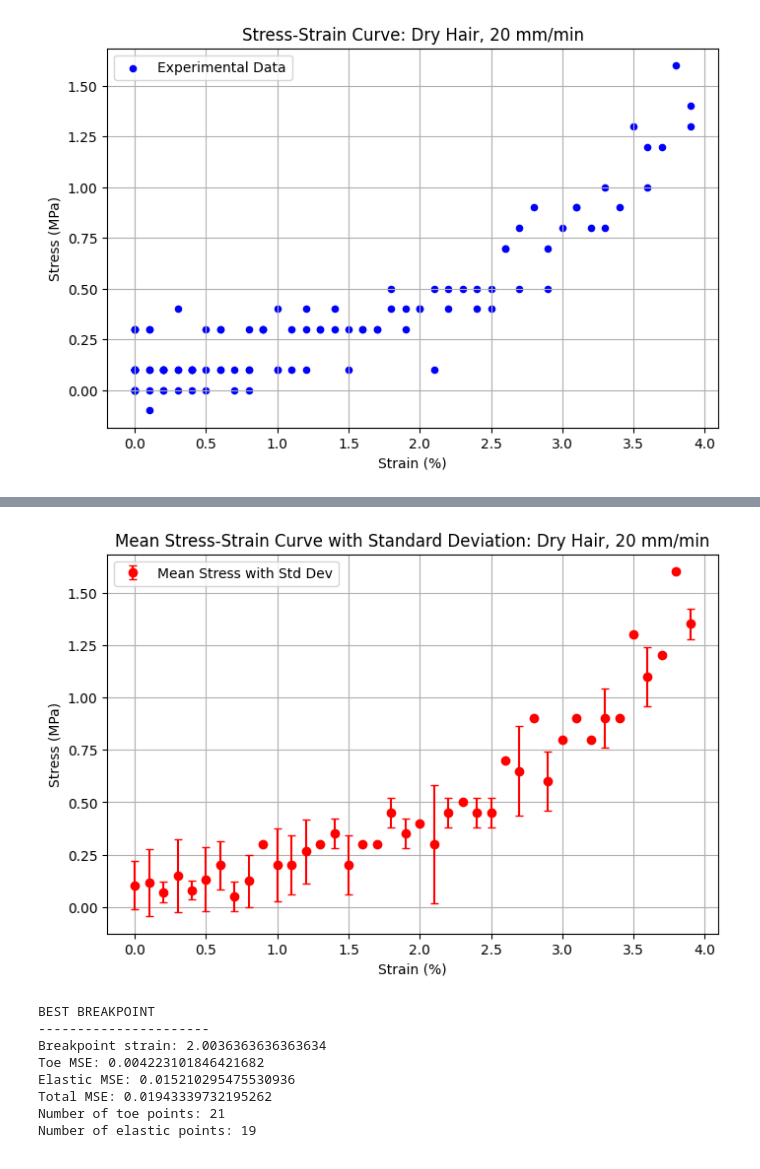
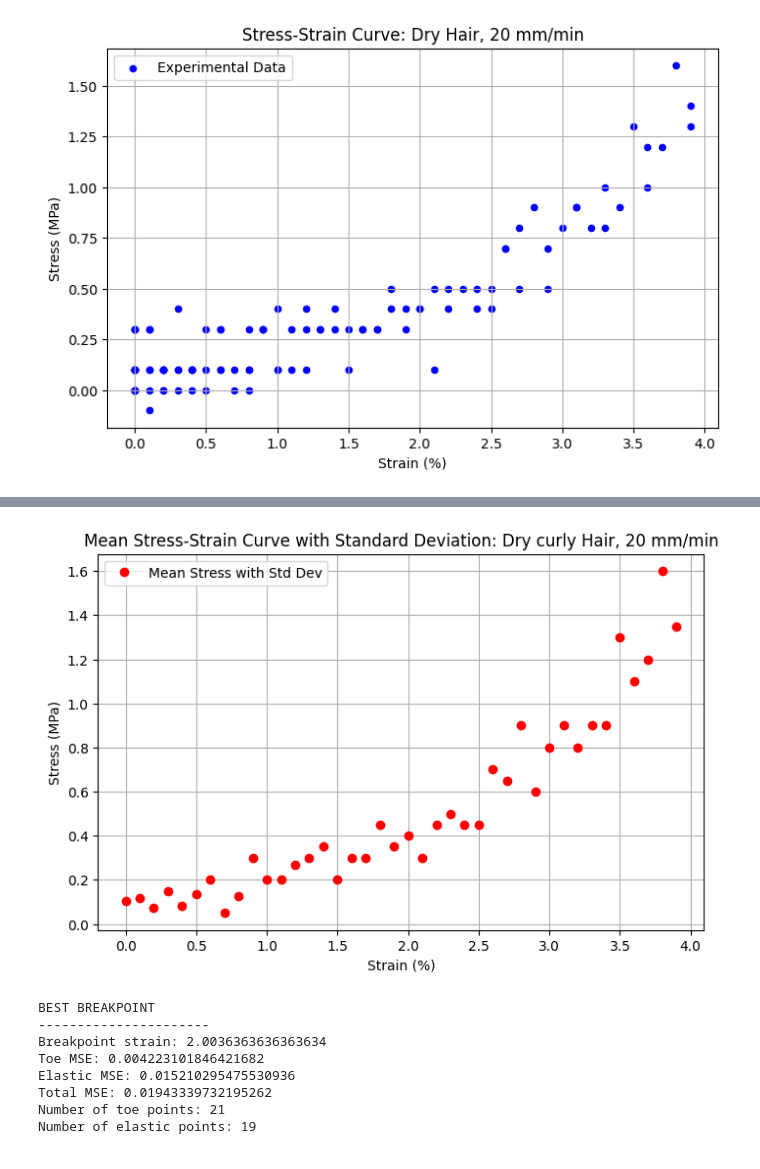
Before and after one commit to ifplutoknew/Python, a Jupyter notebook: Hair research data/Dry curly hair_20mm.ipynb, the cells around one changed output, grey strips where cells are left out. Cells and saved outputs as stored; diff of their text form; code cells hidden in the pictures.

```diff
--- a/Hair research data/Dry hair_20mm.ipynb
+++ b/Hair research data/Dry curly hair_20mm.ipynb
@@ -6,7 +6,7 @@ from scipy.optimize import curve_fit
 from scipy.stats import pearsonr
 
 #load the csv file
-df = pd.read_csv("dry hair data/Extension_Dry_1_20mmmin_C.csv")
+df = pd.read_csv("dry curly hair data/Extension_Dry_1_20mmmin_C.csv")
 print(df)
 # %% [output]
      Record Strain (%) Stress (MPa)
@@ -108,16 +108,16 @@ print(mean_df)
 39         3.9  1.350000  0.070711
 # %%
 plt.figure(figsize=(8, 5))
-plt.errorbar(mean_df["Strain (%)"], mean_df["mean"], yerr=mean_df["std"], fmt='o', label='Mean Stress with Std Dev', color='red', capsize=3)
+plt.errorbar(mean_df["Strain (%)"], mean_df["mean"], fmt='o', label='Mean Stress with Std Dev', color='red', capsize=3)
 
 plt.xlabel("Strain (%)")
 plt.ylabel("Stress (MPa)")
-plt.title("Mean Stress-Strain Curve with Standard Deviation: Dry Hair, 20 mm/min")
+plt.title("Mean Stress-Strain Curve with Standard Deviation: Dry curly Hair, 20 mm/min")
 plt.legend()
 plt.grid(True)
 plt.show()
 # %% [output]
-[figure, old version]
+[figure, new version]
 # %%
 strain = mean_df["Strain (%)"].values
 stress = mean_df["mean"].values
```
Also changed, not shown: 3 other files.
